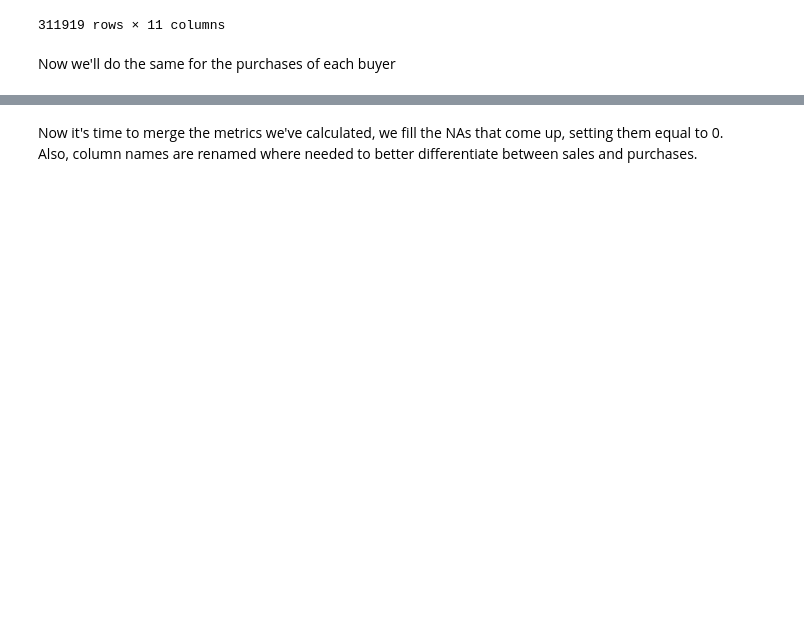
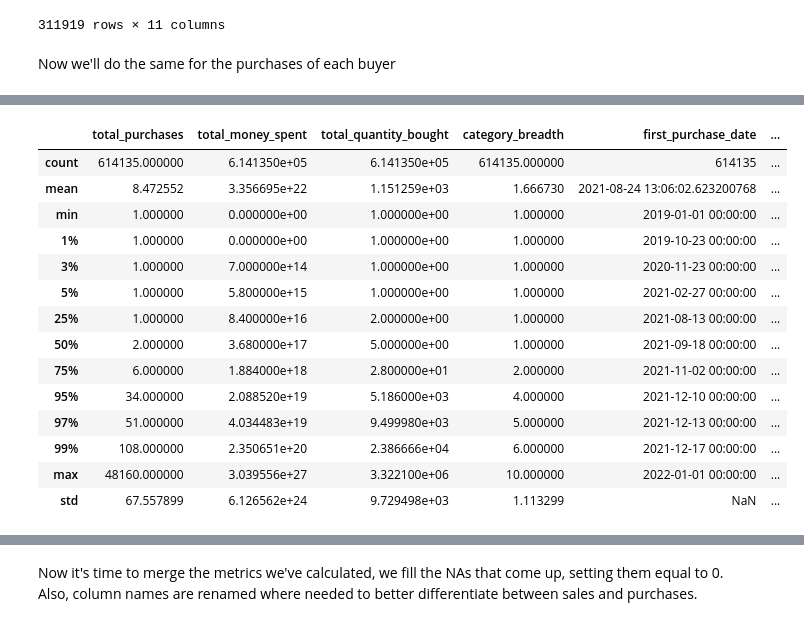
Before and after one commit to HliasMpGH/digital-transactions-mining, a Jupyter notebook: data_mining/clustering/clustering.ipynb, the cells around one changed output, grey strips where cells are left out. Drawn from its saved outputs; the diff is of its cells as text; code cells hidden in the pictures; blank space fills up the shorter version.

```diff
--- a/data_mining/clustering/clustering.ipynb
+++ b/data_mining/clustering/clustering.ipynb
@@ -172,0 +164,21 @@ buyer_metrics
+# %%
+# Aggregating buyer metrics
+buyer_metrics = df.groupby('buyer_address').agg(
+    total_purchases=('buyer_address', 'count'),
+    total_money_spent=('wei_price', 'sum'),
+    total_quantity_bought=('quantity', 'sum'),
+    category_breadth=('asset_category', 'nunique'),
+    first_purchase_date=('full_date', 'min'),
+    last_purchase_date=('full_date', 'max')
+).reset_index()
+
+# Calculate average purchase price
+buyer_metrics['avg_purchase_price'] = buyer_metrics['total_money_spent'] / buyer_metrics['total_purchases']
+# Calculate recency (days since last purchase)
+buyer_metrics['days_since_last_purchase'] = (max_date - buyer_metrics['last_purchase_date']).dt.days
+# Calculate another frequency metric (number of sales per days active)
+buyer_metrics['purchase_frequency'] = buyer_metrics['total_purchases'] / (
+    (buyer_metrics['last_purchase_date'] - buyer_metrics['first_purchase_date']).dt.days + 1
+)
+
+buyer_metrics
@@ -218,0 +265,4 @@ purchases_by_category
+# %%
+# Create buyer clustering input
+buyer_metrics = buyer_metrics.merge(purchases_by_category, on= 'buyer_address', how= 'inner')
+buyer_metrics
@@ -218,0 +310,18 @@ purchases_by_category
+# %%
+buyer_metrics.describe(percentiles=[0.01,0.03,0.05,0.25,0.5,0.75,0.95,0.97,0.99])
+# %% [output]
+|  | total_purchases | total_money_spent | total_quantity_bought | category_breadth | first_purchase_date | ... |
+| count | 614135.000000 | 6.141350e+05 | 6.141350e+05 | 614135.000000 | 614135 | ... |
+| mean | 8.472552 | 3.356695e+22 | 1.151259e+03 | 1.666730 | 2021-08-24 13:06:02.623200768 | ... |
+| min | 1.000000 | 0.000000e+00 | 1.000000e+00 | 1.000000 | 2019-01-01 00:00:00 | ... |
+| 1% | 1.000000 | 0.000000e+00 | 1.000000e+00 | 1.000000 | 2019-10-23 00:00:00 | ... |
+| 3% | 1.000000 | 7.000000e+14 | 1.000000e+00 | 1.000000 | 2020-11-23 00:00:00 | ... |
+| 5% | 1.000000 | 5.800000e+15 | 1.000000e+00 | 1.000000 | 2021-02-27 00:00:00 | ... |
+| 25% | 1.000000 | 8.400000e+16 | 2.000000e+00 | 1.000000 | 2021-08-13 00:00:00 | ... |
+| 50% | 2.000000 | 3.680000e+17 | 5.000000e+00 | 1.000000 | 2021-09-18 00:00:00 | ... |
+| 75% | 6.000000 | 1.884000e+18 | 2.800000e+01 | 2.000000 | 2021-11-02 00:00:00 | ... |
+| 95% | 34.000000 | 2.088520e+19 | 5.186000e+03 | 4.000000 | 2021-12-10 00:00:00 | ... |
+| 97% | 51.000000 | 4.034483e+19 | 9.499980e+03 | 5.000000 | 2021-12-13 00:00:00 | ... |
+| 99% | 108.000000 | 2.350651e+20 | 2.386666e+04 | 6.000000 | 2021-12-17 00:00:00 | ... |
+| max | 48160.000000 | 3.039556e+27 | 3.322100e+06 | 10.000000 | 2022-01-01 00:00:00 | ... |
+| std | 67.557899 | 6.126562e+24 | 9.729498e+03 | 1.113299 | NaN | ... |
```
Also changed, not shown: parts of 39 cells of this notebook, 8 other files.
